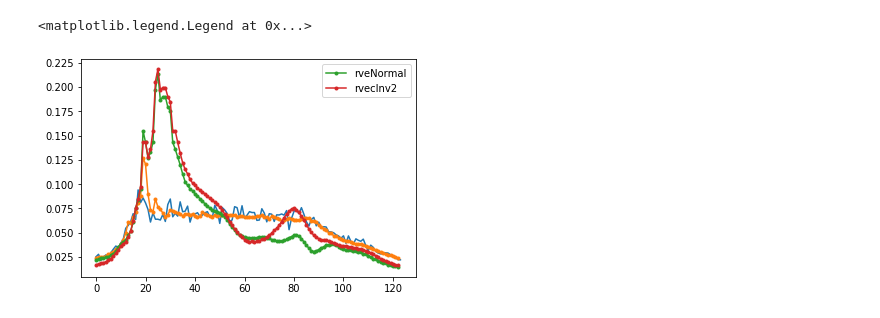
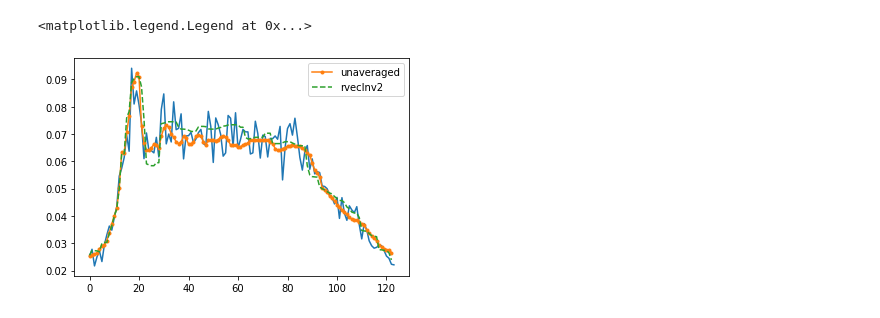
Before and after one commit to zalandoresearch/JaxRK, a Jupyter notebook: examples/Process_kernels_Traffic.ipynb, the cells around one changed output. Cells and saved outputs as stored; diff of their text form; code cells hidden in the pictures.

```diff
--- a/examples/Process_kernels_Traffic.ipynb
+++ b/examples/Process_kernels_Traffic.ipynb
@@ -69,10 +81,13 @@ test_inp = traf.data['test'][:1, :n, 1:3].reshape((-1, 2))
 test_out = traf.data['test'][:1, n:, 2:3]
 #test_out = stats.norm.ppf(to.cdf(traf.data['train'][idx_out, n:, 2:3]))
 inp_test = SpVec(in_kern, test_inp, np.array([n]), use_subtrajectories = False, use_inner=use_inner)
-
-cur_ro = RolloutSpVec(O, inp_test, 1)
-rval = []
-for i in tqdm(range(1, 144-n)):
-    new_point = cur_ro.current_outp_emb.point_representant()
-    rval.append(new_point)
-    cur_ro.update(new_point)
+# %%
+if use_combined:
+    cur_ro = RolloutCombVec(O, inp_test, 1)
+else:
+    cur_ro = RolloutSpVec(O, inp_test, 1)
+rval = []
+for i in tqdm(range(1, 144-n)):
+    new_point = cur_ro.get_embedding().point_representant()
+    rval.append(new_point)
+    cur_ro.update(new_point)
@@ -110,8 +155,10 @@ O_gr = {
         #"redInvBuCorr":Cmo(inp_vec, out_vec, regul_func=lambda G: redInvBu(G, True)),
        # "redInvBu":Cmo(inp_vec, out_vec, regul_func=redInvBu ),
        # "rvecInv":Cmo(inp_vec_gr, out_vec_gr, regul_func=lambda G_tilde: C@np.linalg.inv(C@G_tilde@C+alpha * C)@C),
-       "rveNormal":Cmo(inp_vec_gr, out_vec_gr, aI),
-        "rvecInv2":Cmo(inp_vec_gr, out_vec_gr, regul_func=lambda G_tilde: np.linalg.inv(G_tilde+alpha * C_inv)),
+
+      # "rveNormal":Cmo(inp_vec_gr, out_vec_gr, aI),
+       "rvecInv2":Cmo(inp_vec_gr, out_vec_gr, regul_func=lambda G_tilde: np.linalg.inv(G_tilde+alpha * C**4)),
+
        # "rvecInvAvg":Cmo(inp_vec_gr, out_vec_gr, regul_func=lambda G_tilde: (np.linalg.inv(G_tilde+alpha * C_inv) + C@np.linalg.inv(cn@G_tilde@cn+alpha * cn)@C)/2),
         }
 #O_gr = Cmo(inp_vec_gr, out_vec_gr, 1./(cts * (cts.sum()**0.049))) #:
@@ -119,19 +166,24 @@ O_gr = {
 inp_test = SpVec(in_kern, test_inp, np.array([n]), use_subtrajectories = False, use_inner=use_inner)
 rval_gr={}
 for k in O_gr:
-    cur_ro_gr = RolloutSpVec(O_gr[k], inp_test, 1)
+    if use_combined:
+        cur_ro_gr = RolloutCombVec(O_gr[k], inp_test, 1)
+    else:
+        cur_ro_gr = RolloutSpVec(O_gr[k], inp_test, 1)
     rval_gr[k] = []
     for i in tqdm(range(1, 144-n)):
-        new_point_gr = cur_ro_gr.current_outp_emb.point_representant()
+        new_point_gr = cur_ro_gr.get_embedding().point_representant()
         rval_gr[k].append(new_point_gr)
         cur_ro_gr.update(new_point_gr)
 # %%
 pl.plot(test_out.squeeze())
-pl.plot(np.array(rval), ".-")
+#pl.plot(np.array(rval), ".-")
+pl.plot(np.array(rval), ".-", label="unaveraged")
 for k in rval_gr:
-    pl.plot(np.array(rval_gr[k]).squeeze(), ".-", label=k)
+    pl.plot(np.array(rval_gr[k]).squeeze(), "--", label=k)
+
 pl.legend(loc="best")
 #pl.plot(np.array(rval_gr2), ":")
 # %% [output]
 <matplotlib.legend.Legend at 0x...>
-[figure, old version]
+[figure, new version]
```
Also changed, not shown: parts of 6 cells of this notebook, 4 other files.
